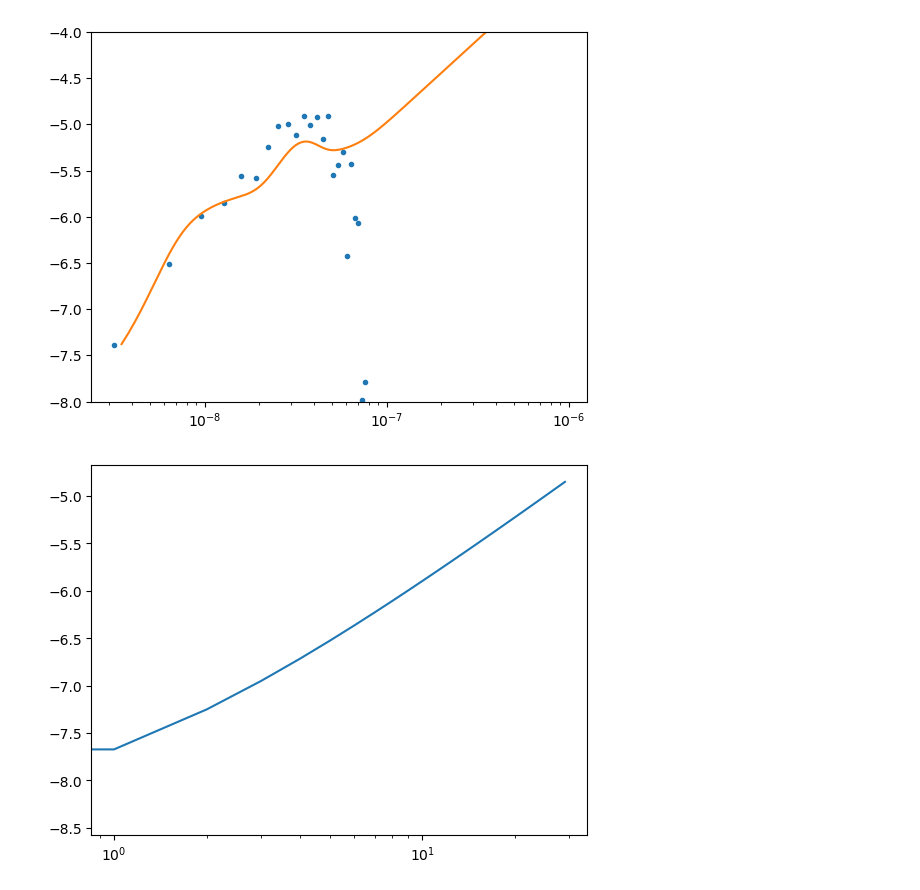
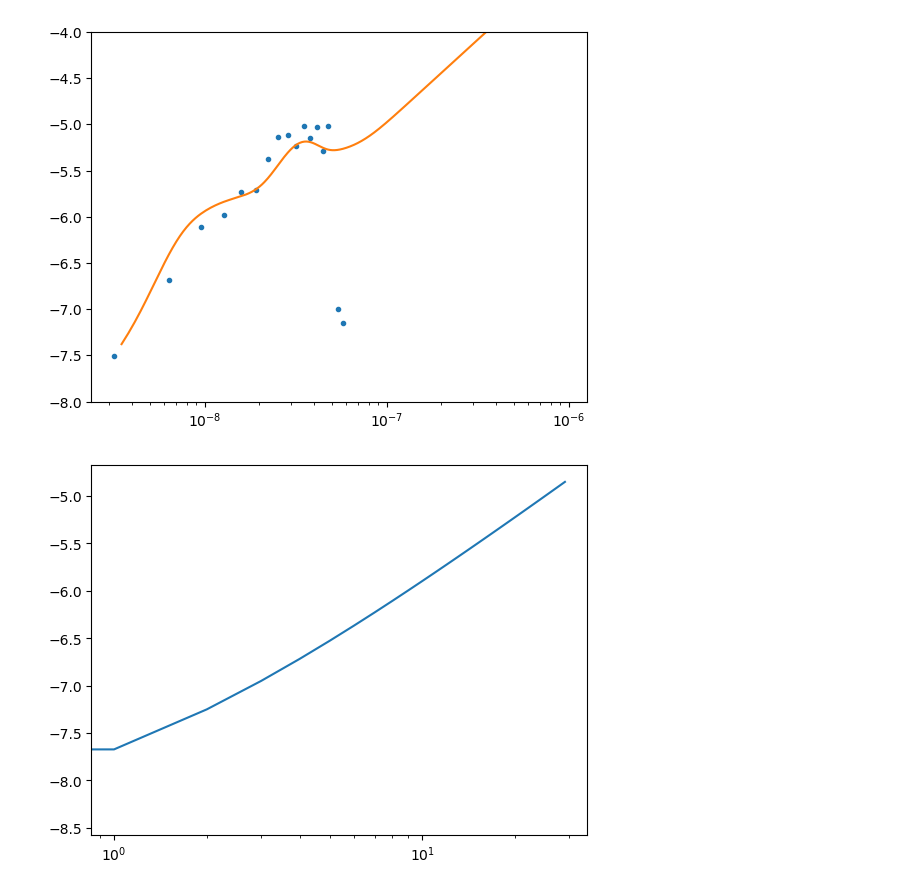
Before and after one commit to natazipper/free_spectrum_timing, a Jupyter notebook: Untitled.ipynb, the cells around one changed output. Saved outputs shown, nothing was run; the diff lists cells and outputs as text; code cells hidden in the pictures.

```diff
--- a/Untitled.ipynb
+++ b/Untitled.ipynb
@@ -10,20 +10,20 @@ listfiles = glob.glob("report_sim1/free_spec*.txt")
 omega = 0 * np.ones(30)
 for ii in range(len(listfiles)):
     freq = np.genfromtxt(listfiles[ii])[:,0]
-    omega += 10**np.genfromtxt(listfiles[ii])[:,1]
+    omega += np.genfromtxt(listfiles[ii])[:,1]
 # %%
 r = 10**(-13.1)
 nt = 2.4
 fstar = 7.7*1e-17
 spec = 100*np.genfromtxt("exact.txt")
 freq_1 = np.genfromtxt("freq.txt")
 #spec = 1e-7 * (freq/const.fyr)**nt*10
-plt.plot(freq, np.log10(omega/len(listfiles))+0.4, ".")
+plt.plot(freq, omega/len(listfiles)+0.3, ".")
 plt.plot(freq_1, np.log10(spec))
 plt.ylim(-8, -4)
 plt.xscale("log")
 # %% [output]
-[figure, old version]
+[figure, new version]
 # %%
 plt.plot(np.log10(spec))
 plt.xscale("log")
```
Also changed, not shown: 12 other files.
